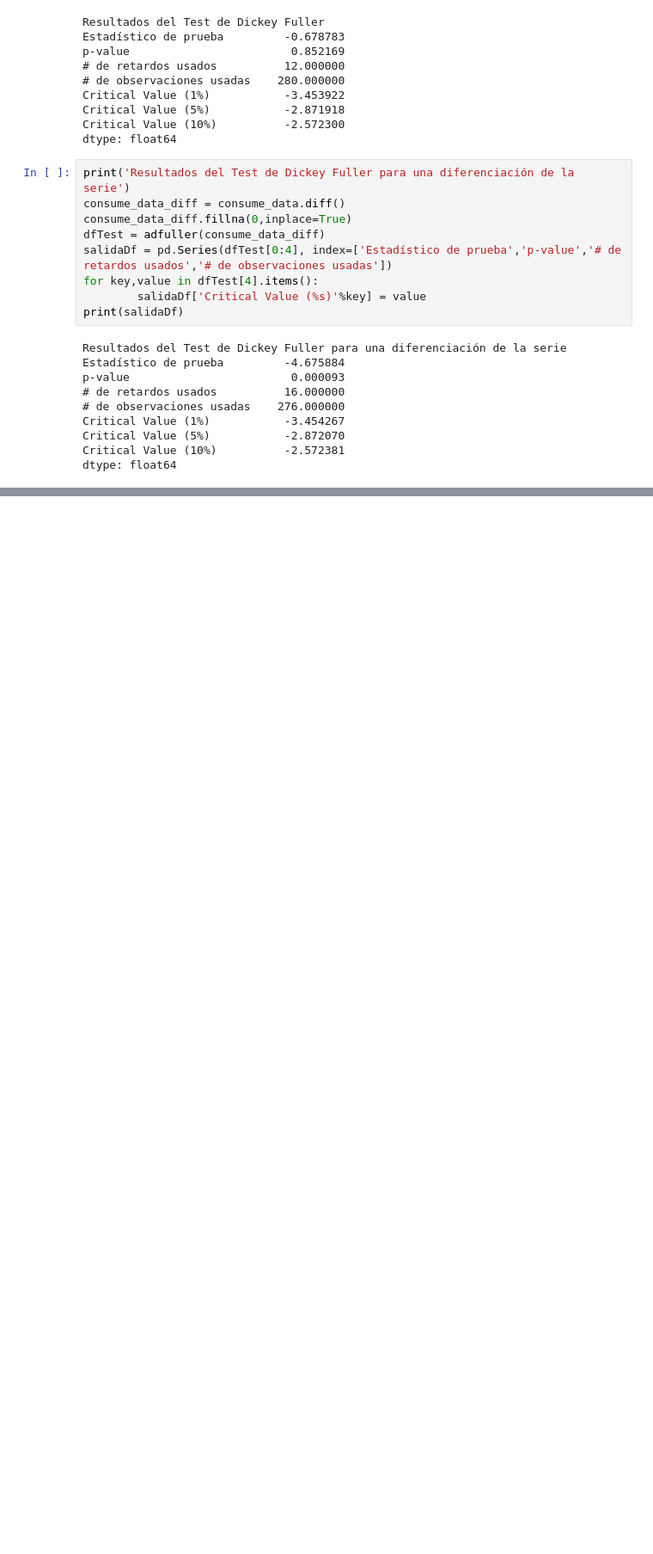
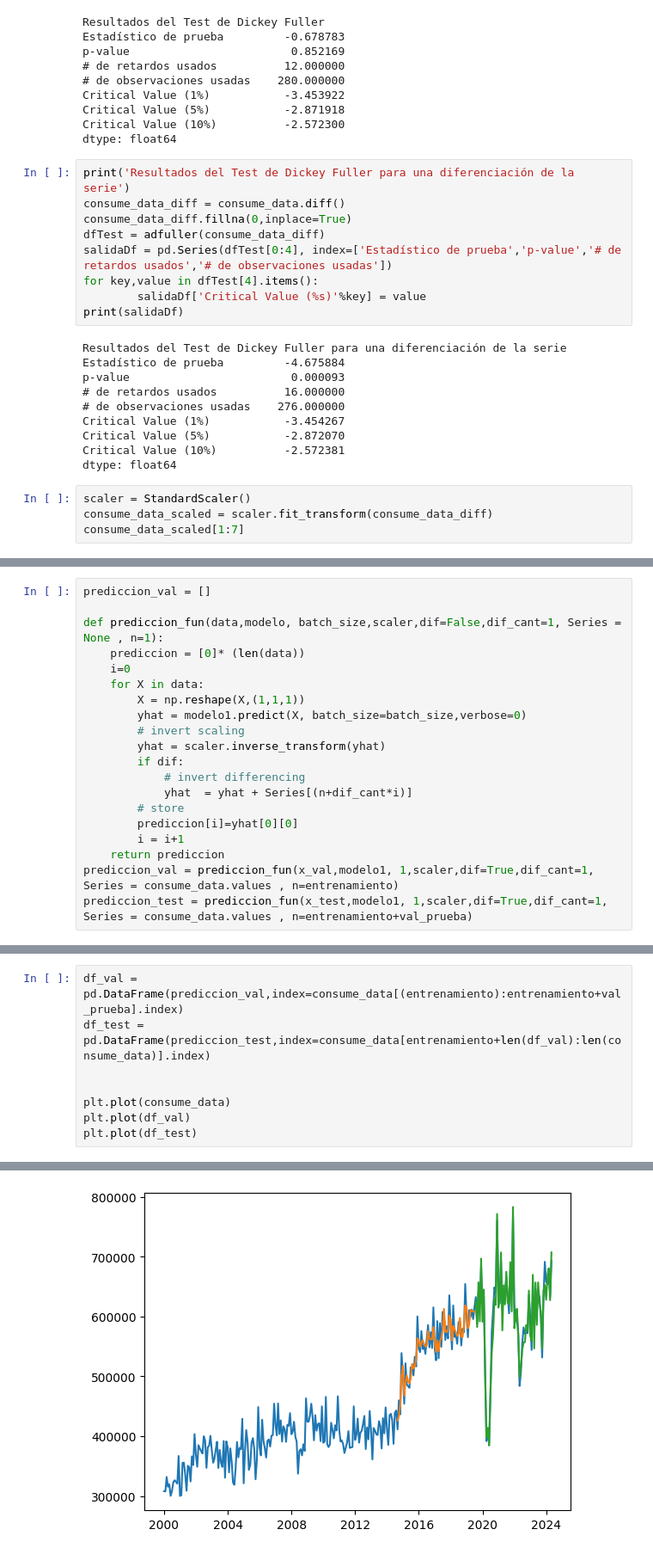
Before and after one commit to estebandonis/LSTMwithTimeSeries-DataScience, a Jupyter notebook: consumo.ipynb, the cells around one changed output, grey strips where cells are left out. Shown at 86% size. Cells and saved outputs as stored; diff of their text form; blank space fills up the shorter version.

```diff
--- a/consumo.ipynb
+++ b/consumo.ipynb
@@ -95,3 +95,7 @@ Critical Value (1%)           -3.454267
 Critical Value (5%)           -2.872070
 Critical Value (10%)          -2.572381
 dtype: float64
+# %%
+scaler = StandardScaler()
+consume_data_scaled = scaler.fit_transform(consume_data_diff)
+consume_data_scaled[1:7]
@@ -97,0 +236,20 @@ dtype: float64
+# %%
+prediccion_val = []
+
+def prediccion_fun(data,modelo, batch_size,scaler,dif=False,dif_cant=1, Series = None , n=1):
+    prediccion = [0]* (len(data))
+    i=0
+    for X in data:
+        X = np.reshape(X,(1,1,1))
+        yhat = modelo1.predict(X, batch_size=batch_size,verbose=0)
+        # invert scaling
+        yhat = scaler.inverse_transform(yhat)
+        if dif:
+            # invert differencing
+            yhat  = yhat + Series[(n+dif_cant*i)]
+        # store
+        prediccion[i]=yhat[0][0]
+        i = i+1
+    return prediccion
+prediccion_val = prediccion_fun(x_val,modelo1, 1,scaler,dif=True,dif_cant=1, Series = consume_data.values , n=entrenamiento)
+prediccion_test = prediccion_fun(x_test,modelo1, 1,scaler,dif=True,dif_cant=1, Series = consume_data.values , n=entrenamiento+val_prueba)
@@ -97,0 +261,9 @@ dtype: float64
+# %%
+df_val = pd.DataFrame(prediccion_val,index=consume_data[(entrenamiento):entrenamiento+val_prueba].index)
+df_test = pd.DataFrame(prediccion_test,index=consume_data[entrenamiento+len(df_val):len(consume_data)].index)
+
+
+plt.plot(consume_data)
+plt.plot(df_val)
+plt.plot(df_test)
+# %% [output]
@@ -97,0 +271 @@ dtype: float64
+[figure, added]
```
Also changed, not shown: parts of 16 cells of this notebook, 1 other file.
